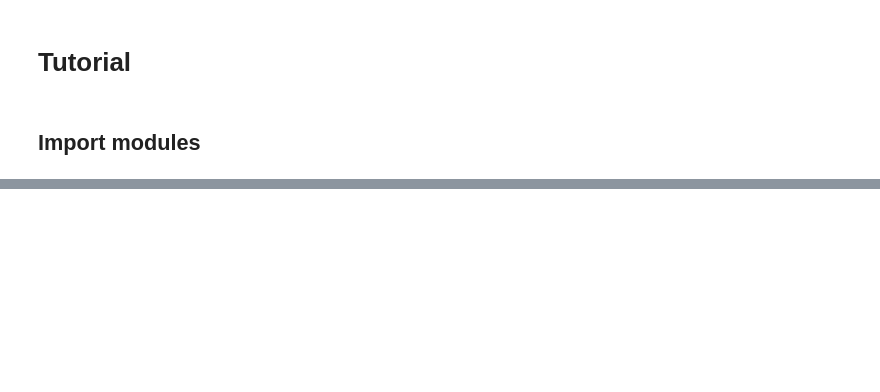
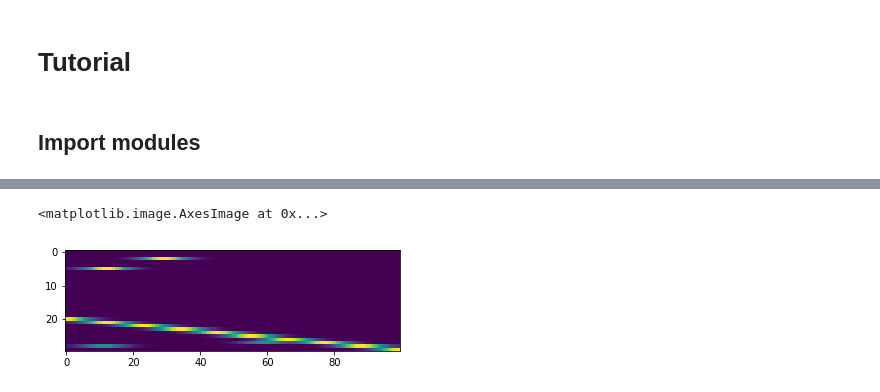
Before and after one commit to oist-ncbc/spykesim, a Jupyter notebook: docs/tutorial.ipynb, the cells around one changed output, grey strips where cells are left out. Cells and saved outputs as stored; diff of their text form; code cells hidden in the pictures; blank space fills up the shorter version.

```diff
--- a/docs/tutorial.ipynb
+++ b/docs/tutorial.ipynb
@@ -47,0 +93,5 @@ plt.imshow(es.simmat)
+# %%
+plt.imshow(es.profiles[3])
+# %% [output]
+<matplotlib.image.AxesImage at 0x...>
+[figure, added]
```
Also changed, not shown: parts of 17 cells of this notebook, 1 other file.
